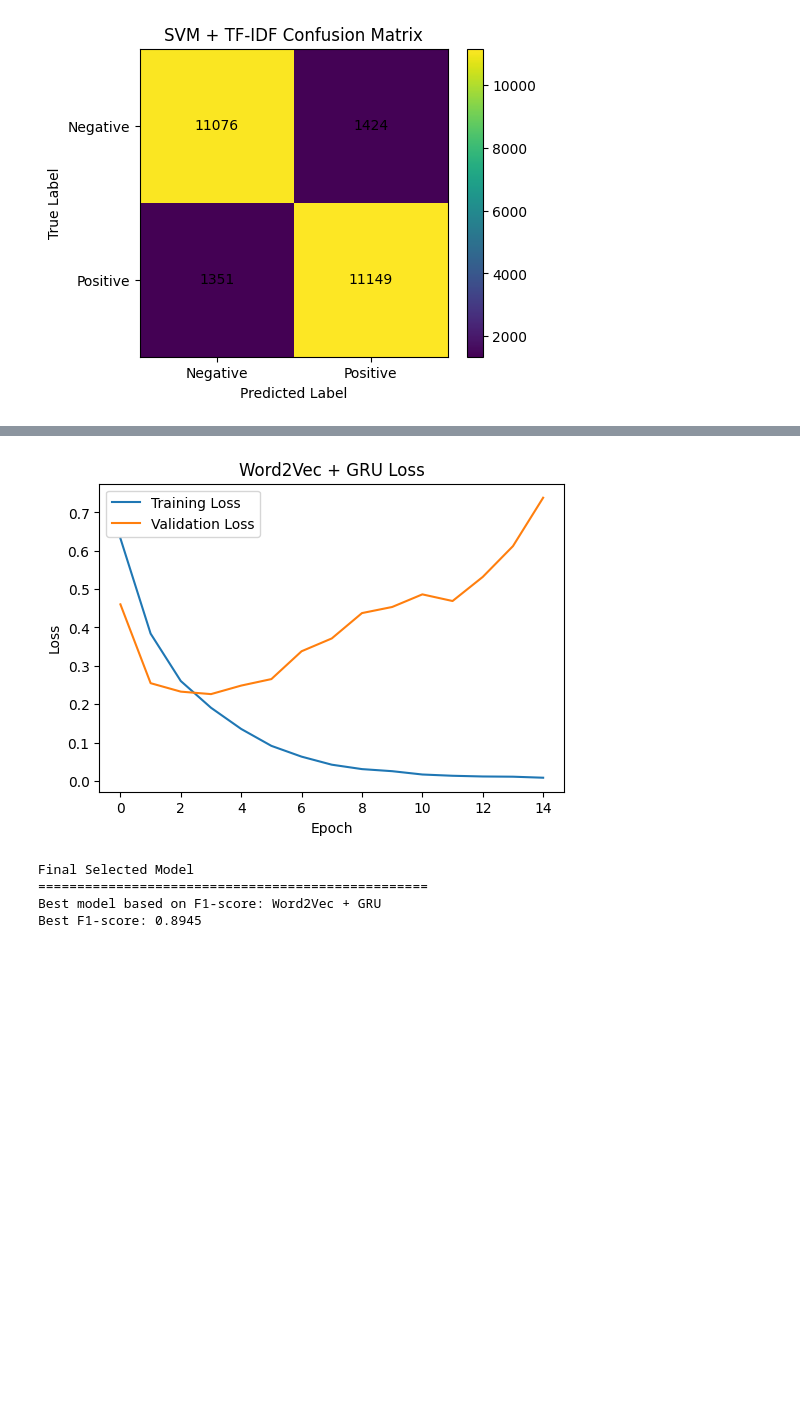
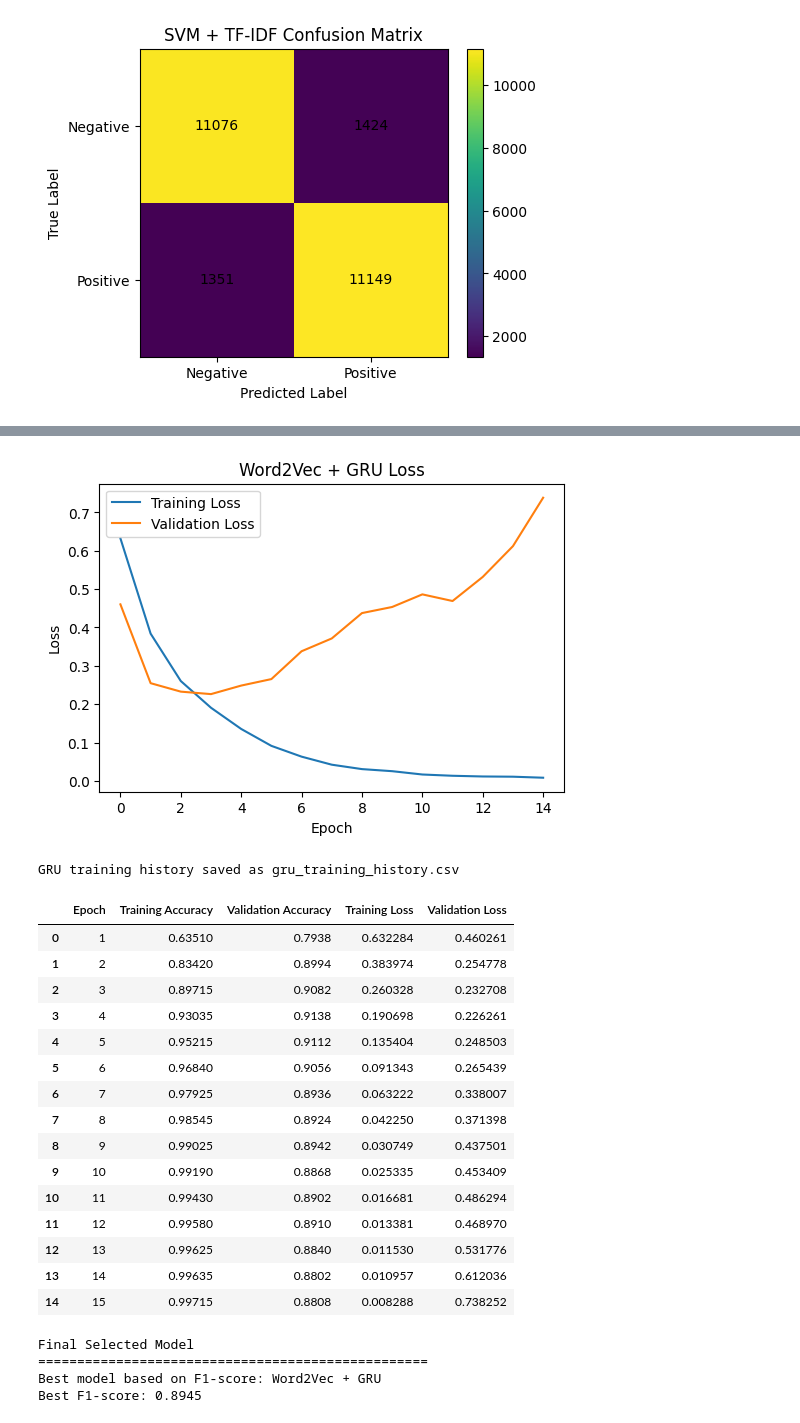
Before and after one commit to Excitedicecream/IMDB_Deeplearning_Assignment, a Jupyter notebook: new.ipynb, the cells around one changed output, grey strips where cells are left out. Cells and saved outputs as stored; diff of their text form; code cells hidden in the pictures; blank space fills up the shorter version.

```diff
--- a/new.ipynb
+++ b/new.ipynb
@@ -802,28 +797,62 @@ plot_confusion_matrix(y_test, svm_preds, "SVM + TF-IDF")
 # %%
 # ============================================================
 # 18. TRAINING CURVES FOR GRU
 # ============================================================
 
 plt.figure(figsize=(6, 4))
 plt.plot(gru_history.history["accuracy"], label="Training Accuracy")
 plt.plot(gru_history.history["val_accuracy"], label="Validation Accuracy")
 plt.title("Word2Vec + GRU Accuracy")
 plt.xlabel("Epoch")
 plt.ylabel("Accuracy")
 plt.legend()
 plt.show()
 
 plt.figure(figsize=(6, 4))
 plt.plot(gru_history.history["loss"], label="Training Loss")
 plt.plot(gru_history.history["val_loss"], label="Validation Loss")
 plt.title("Word2Vec + GRU Loss")
 plt.xlabel("Epoch")
 plt.ylabel("Loss")
 plt.legend()
 plt.show()
+
+# ============================================================
+# SAVE GRU TRAINING HISTORY FOR STREAMLIT
+# ============================================================
+
+history_df = pd.DataFrame({
+    "Epoch": range(1, len(gru_history.history["accuracy"]) + 1),
+    "Training Accuracy": gru_history.history["accuracy"],
+    "Validation Accuracy": gru_history.history["val_accuracy"],
+    "Training Loss": gru_history.history["loss"],
+    "Validation Loss": gru_history.history["val_loss"]
+})
+
+history_df.to_csv("gru_training_history.csv", index=False)
+
+print("GRU training history saved as gru_training_history.csv")
+display(history_df)
 # %% [output]
 [figure]
 [figure]
+GRU training history saved as gru_training_history.csv
+|  | Epoch | Training Accuracy | Validation Accuracy | Training Loss | Validation Loss |
+| 0 | 1 | 0.63510 | 0.7938 | 0.632284 | 0.460261 |
+| 1 | 2 | 0.83420 | 0.8994 | 0.383974 | 0.254778 |
+| 2 | 3 | 0.89715 | 0.9082 | 0.260328 | 0.232708 |
+| 3 | 4 | 0.93035 | 0.9138 | 0.190698 | 0.226261 |
+| 4 | 5 | 0.95215 | 0.9112 | 0.135404 | 0.248503 |
+| 5 | 6 | 0.96840 | 0.9056 | 0.091343 | 0.265439 |
+| 6 | 7 | 0.97925 | 0.8936 | 0.063222 | 0.338007 |
+| 7 | 8 | 0.98545 | 0.8924 | 0.042250 | 0.371398 |
+| 8 | 9 | 0.99025 | 0.8942 | 0.030749 | 0.437501 |
+| 9 | 10 | 0.99190 | 0.8868 | 0.025335 | 0.453409 |
+| 10 | 11 | 0.99430 | 0.8902 | 0.016681 | 0.486294 |
+| 11 | 12 | 0.99580 | 0.8910 | 0.013381 | 0.468970 |
+| 12 | 13 | 0.99625 | 0.8840 | 0.011530 | 0.531776 |
+| 13 | 14 | 0.99635 | 0.8802 | 0.010957 | 0.612036 |
+| 14 | 15 | 0.99715 | 0.8808 | 0.008288 | 0.738252 |
 # %%
 # ============================================================
 # 19. FINAL MODEL SELECTION BASED ON F1-SCORE
```
Also changed, not shown: parts of 6 cells of this notebook.
